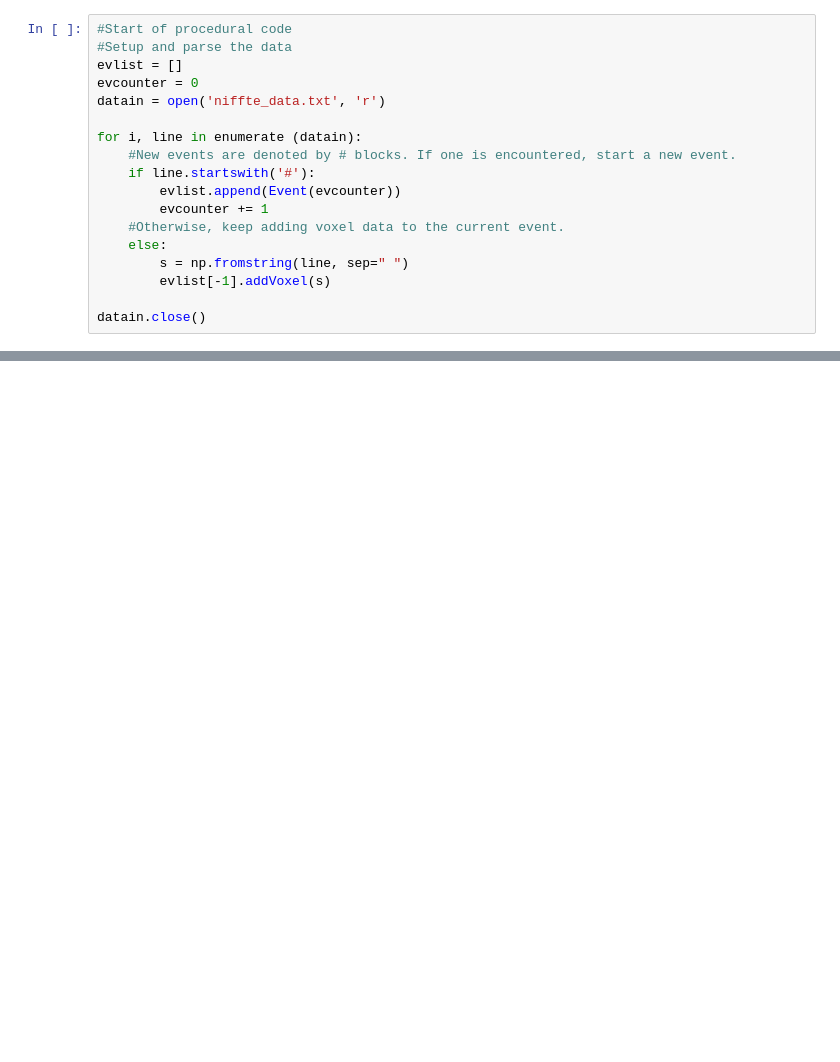
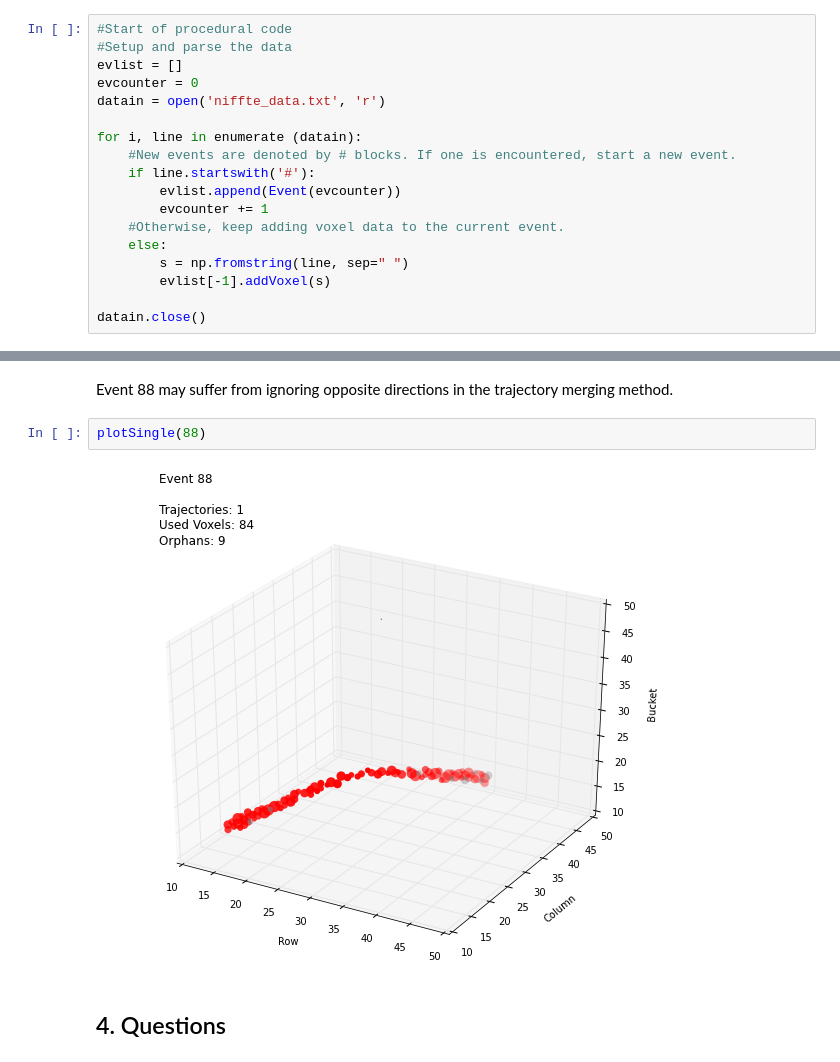
Before and after one commit to jvanatta/particle-tracks, a Jupyter notebook: project/3dtracks.ipynb, the cells around one changed output, grey strips where cells are left out. Drawn from its saved outputs; the diff is of its cells as text; blank space fills up the shorter version.

```diff
--- a/project/3dtracks.ipynb
+++ b/project/3dtracks.ipynb
@@ -627,0 +743,8 @@ Some sample events:
+# %% [markdown]
+Event 88 may suffer from ignoring opposite directions in the trajectory merging method.
+# %%
+plotSingle(88)
+# %% [output]
+[figure, added]
+# %% [markdown]
+## 4. Questions
```
Also changed, not shown: parts of 36 cells of this notebook, 2 other files.
